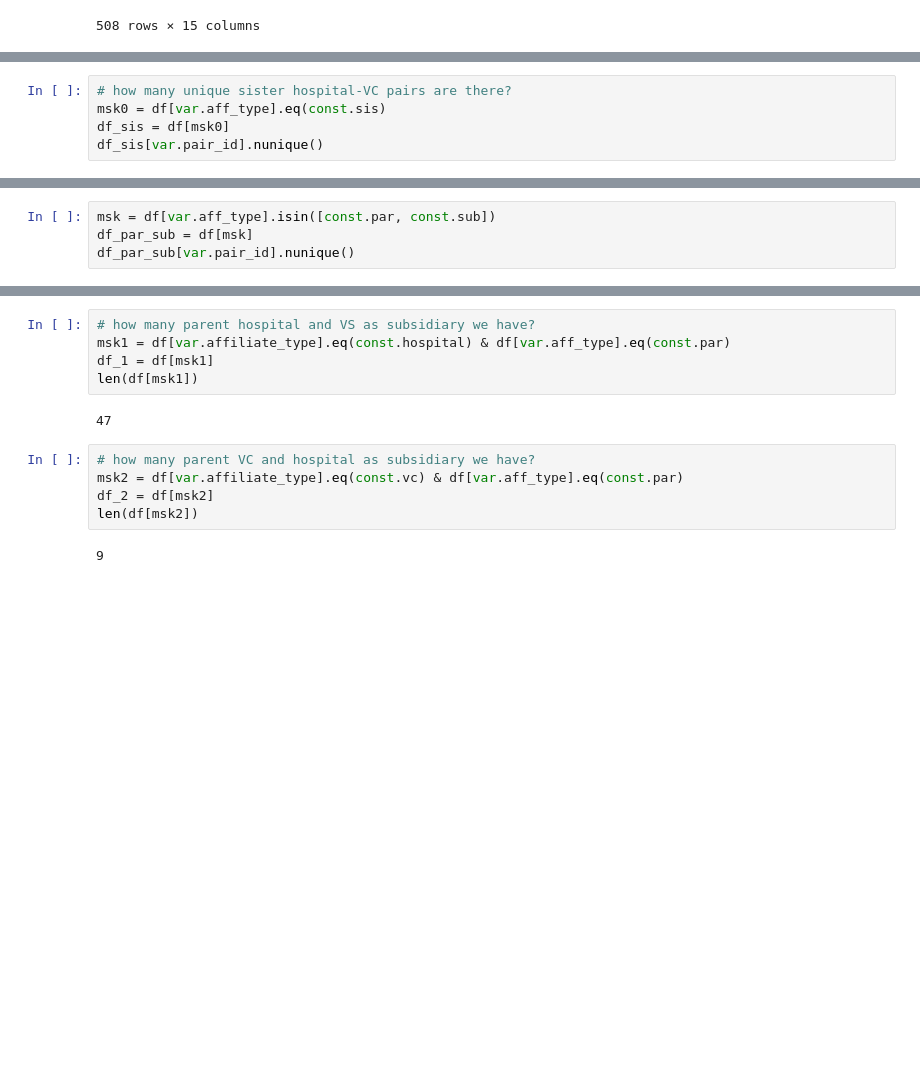
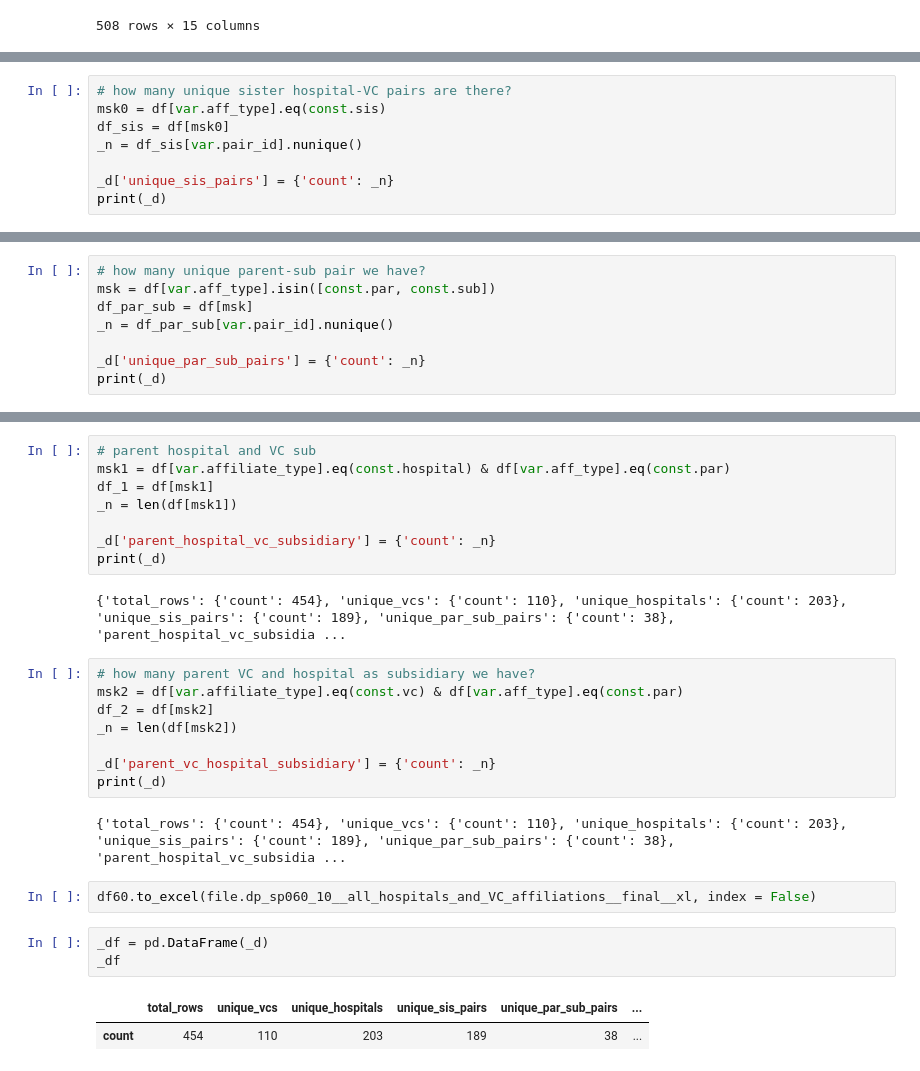
Before and after one commit to imahdimir/i100_g7__VC_arms, a Jupyter notebook: c10_pipeline/sp060_create_hospital_vc_affliation_data.ipynb, the cells around one changed output, grey strips where cells are left out. Saved outputs shown, nothing was run; the diff lists cells and outputs as text; blank space fills up the shorter version.

```diff
--- a/c10_pipeline/sp060_create_hospital_vc_affliation_data.ipynb
+++ b/c10_pipeline/sp060_create_hospital_vc_affliation_data.ipynb
@@ -749,5 +754,8 @@ df[msk][var.affiliate_id].nunique()
 # how many unique sister hospital-VC pairs are there?
 msk0 = df[var.aff_type].eq(const.sis)
 df_sis = df[msk0]
-df_sis[var.pair_id].nunique()
+_n = df_sis[var.pair_id].nunique()
+
+_d['unique_sis_pairs'] = {'count': _n}
+print(_d)
 # %% [output]
@@ -755,5 +763,9 @@ df_sis[var.pair_id].nunique()
 # %%
+# how many unique parent-sub pair we have?
 msk = df[var.aff_type].isin([const.par, const.sub])
 df_par_sub = df[msk]
-df_par_sub[var.pair_id].nunique()
+_n = df_par_sub[var.pair_id].nunique()
+
+_d['unique_par_sub_pairs'] = {'count': _n}
+print(_d)
 # %% [output]
@@ -768,14 +781,28 @@ assert len(df_sis) + len(df_par_sub) == len(df)
 # %%
-# how many parent hospital and VS as subsidiary we have?
+# parent hospital and VC sub
 msk1 = df[var.affiliate_type].eq(const.hospital) & df[var.aff_type].eq(const.par)
 df_1 = df[msk1]
-len(df[msk1])
+_n = len(df[msk1])
+
+_d['parent_hospital_vc_subsidiary'] = {'count': _n}
+print(_d)
 # %% [output]
-47
+{'total_rows': {'count': 454}, 'unique_vcs': {'count': 110}, 'unique_hospitals': {'count': 203}, 'unique_sis_pairs': {'count': 189}, 'unique_par_sub_pairs': {'count': 38}, 'parent_hospital_vc_subsidia ...
 # %%
 # how many parent VC and hospital as subsidiary we have?
 msk2 = df[var.affiliate_type].eq(const.vc) & df[var.aff_type].eq(const.par)
 df_2 = df[msk2]
-len(df[msk2])
+_n = len(df[msk2])
+
+_d['parent_vc_hospital_subsidiary'] = {'count': _n}
+print(_d)
 # %% [output]
-9
+{'total_rows': {'count': 454}, 'unique_vcs': {'count': 110}, 'unique_hospitals': {'count': 203}, 'unique_sis_pairs': {'count': 189}, 'unique_par_sub_pairs': {'count': 38}, 'parent_hospital_vc_subsidia ...
+# %%
+df60.to_excel(file.dp_sp060_10__all_hospitals_and_VC_affiliations__final__xl, index = False)
+# %%
+_df = pd.DataFrame(_d)
+_df
+# %% [output]
+|  | total_rows | unique_vcs | unique_hospitals | unique_sis_pairs | unique_par_sub_pairs | ... |
+| count | 454 | 110 | 203 | 189 | 38 | ... |
```
Also changed, not shown: parts of 71 cells of this notebook, 31 other files.
